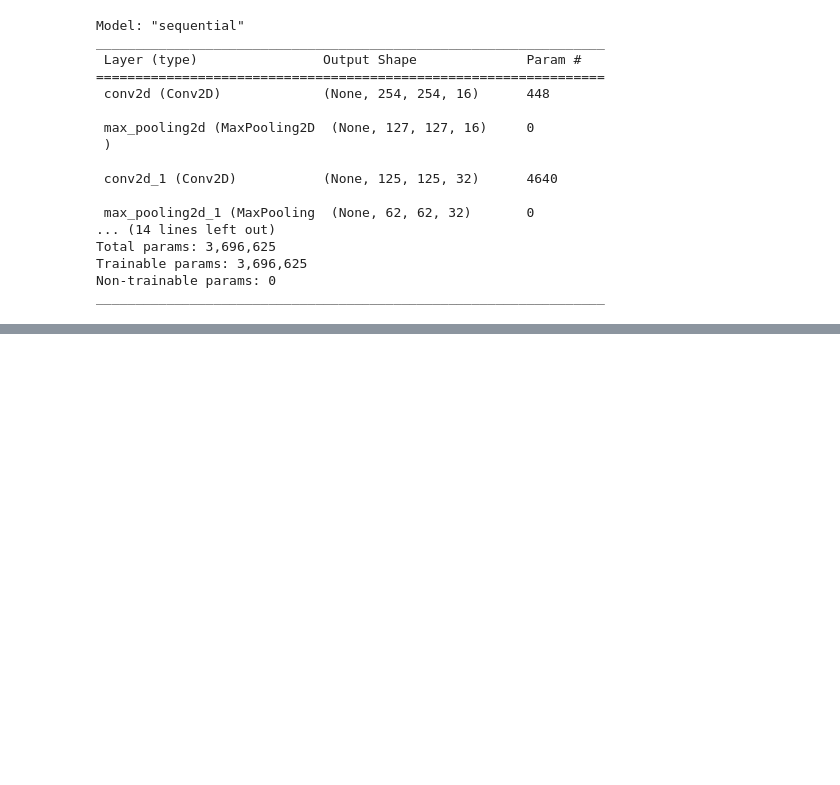
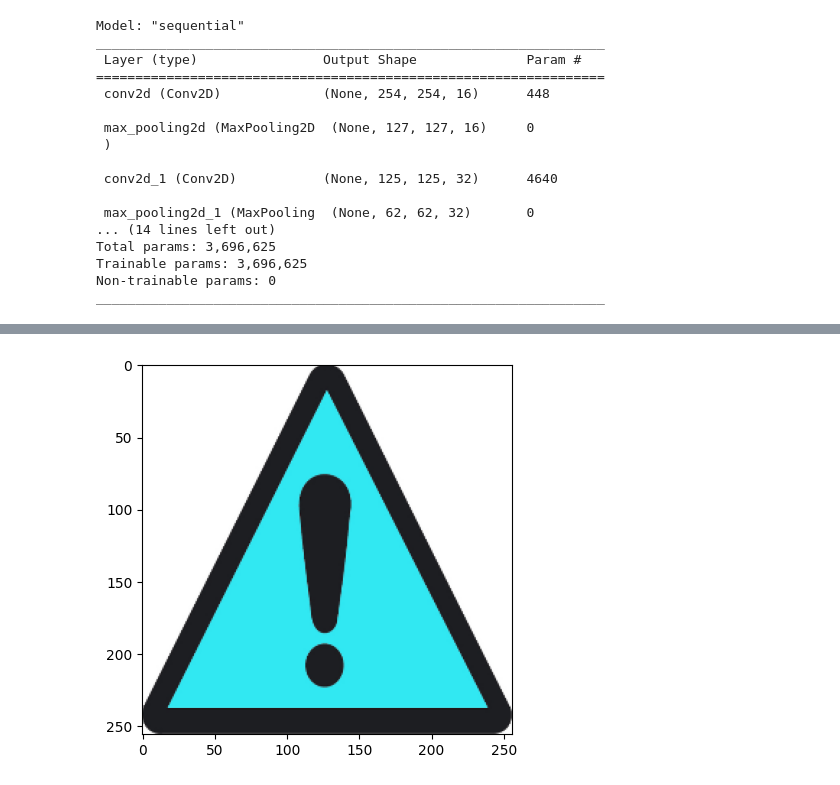
Before and after one commit to Panoskontos/CNN, a Jupyter notebook: CNNStopSign.ipynb, the cells around one changed output, grey strips where cells are left out. Cells and saved outputs as stored; diff of their text form; code cells hidden in the pictures; blank space fills up the shorter version.

```diff
--- a/CNNStopSign.ipynb
+++ b/CNNStopSign.ipynb
@@ -215,0 +296,7 @@ _________________________________________________________________
+# %%
+# Rsize it to fir our model
+resize = tf.image.resize(img, (256,256))
+plt.imshow(resize.numpy().astype(int))
+plt.show()
+# %% [output]
+[figure, added]
```
Also changed, not shown: parts of 16 cells of this notebook, 5 other files.
